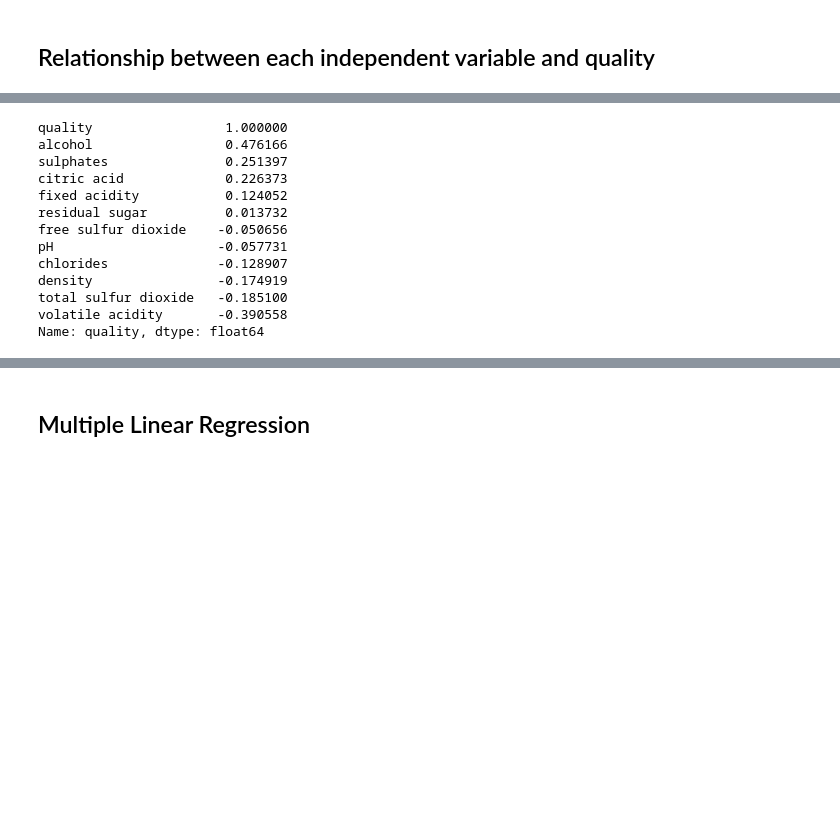
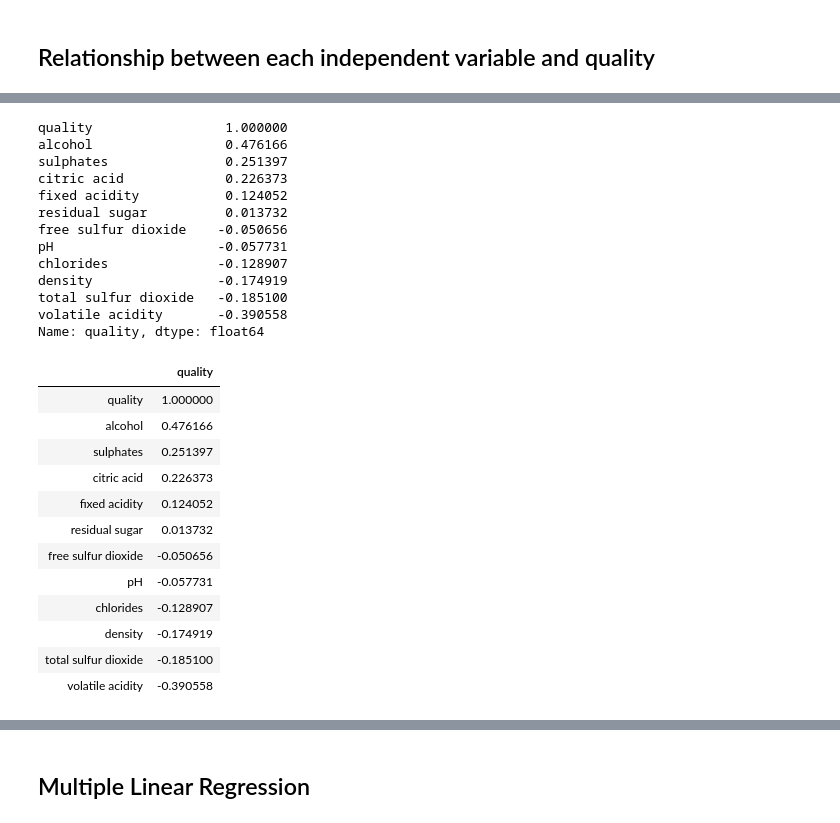
Before and after one commit to calderon0423/Perfectly_Paired, a Jupyter notebook: Red_Analysis/Red_Wine_Regression.ipynb, the cells around one changed output, grey strips where cells are left out. Cells and saved outputs as stored; diff of their text form; code cells hidden in the pictures; blank space fills up the shorter version.

```diff
--- a/Red_Analysis/Red_Wine_Regression.ipynb
+++ b/Red_Analysis/Red_Wine_Regression.ipynb
@@ -108,21 +116,37 @@ for c in df:
 # %%
 #correlation between each variable and target (quality)
 corr = df.corr()
-print(corr["quality"].sort_values(ascending=False))
+quality_corr =corr["quality"].sort_values(ascending=False)
+print(quality_corr)
+
+quality_corr.to_frame()
 # %% [output]
 quality                 1.000000
 alcohol                 0.476166
 sulphates               0.251397
 citric acid             0.226373
 fixed acidity           0.124052
 residual sugar          0.013732
 free sulfur dioxide    -0.050656
 pH                     -0.057731
 chlorides              -0.128907
 density                -0.174919
 total sulfur dioxide   -0.185100
 volatile acidity       -0.390558
 Name: quality, dtype: float64
+|  | quality |
+| quality | 1.000000 |
+| alcohol | 0.476166 |
+| sulphates | 0.251397 |
+| citric acid | 0.226373 |
+| fixed acidity | 0.124052 |
+| residual sugar | 0.013732 |
+| free sulfur dioxide | -0.050656 |
+| pH | -0.057731 |
+| chlorides | -0.128907 |
+| density | -0.174919 |
+| total sulfur dioxide | -0.185100 |
+| volatile acidity | -0.390558 |
 # %%
 #looking at the correlation between each variables with seaborn
 import seaborn as sns
```
Also changed, not shown: parts of 14 cells of this notebook, 11 other files.
